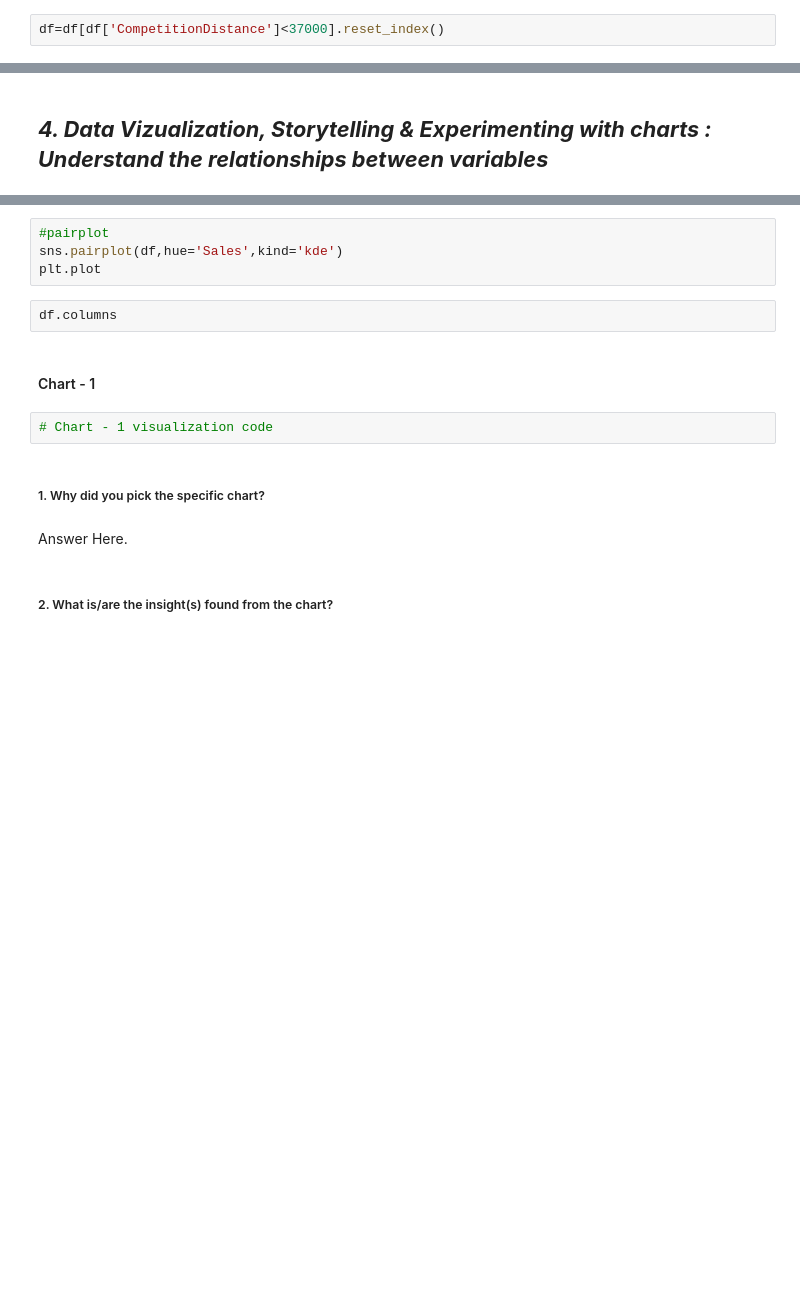
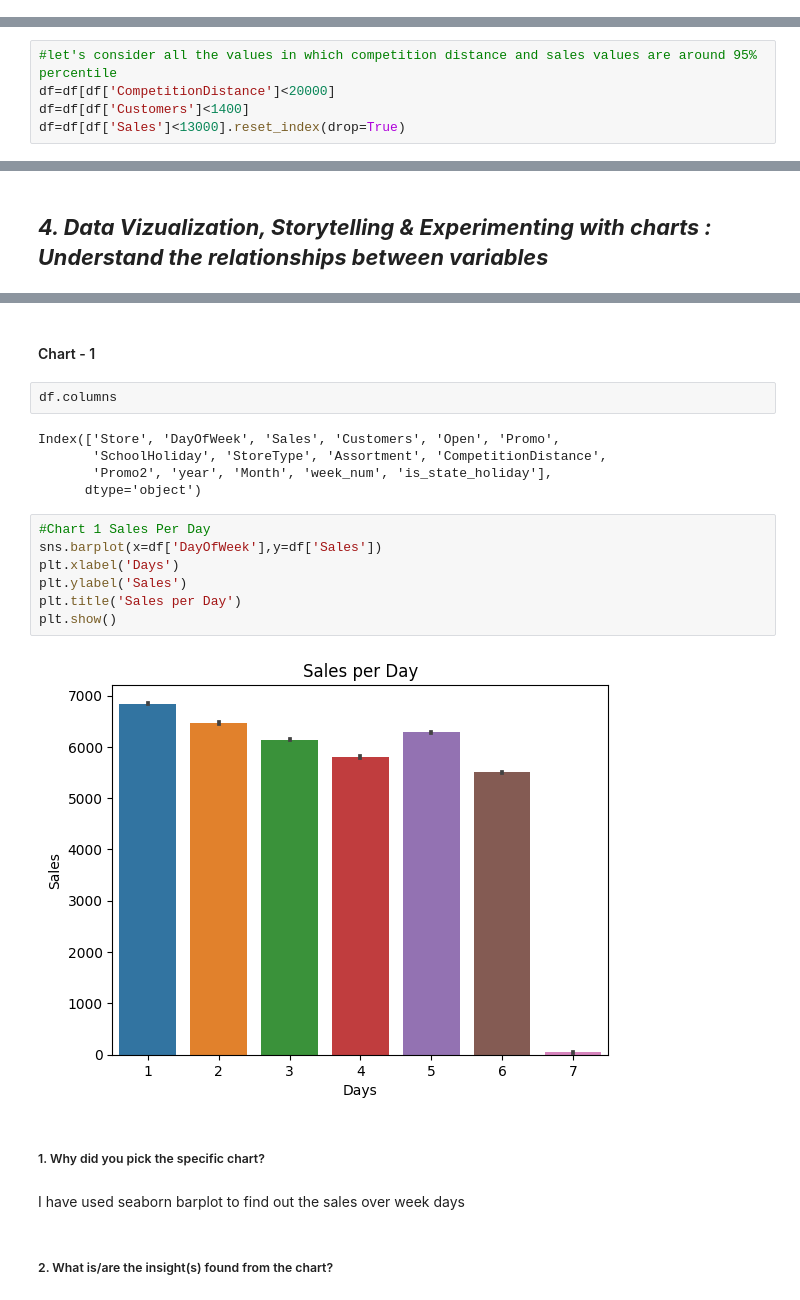
Before and after one commit to akeelrashid/ML-Retail-Sales-Prediction-Project-, a Jupyter notebook: ML_Regression_Capstone_Project.ipynb, the cells around one changed output, grey strips where cells are left out. Drawn from its saved outputs; the diff is of its cells as text; blank space fills up the shorter version.

```diff
--- a/ML_Regression_Capstone_Project.ipynb
+++ b/ML_Regression_Capstone_Project.ipynb
@@ -246,2 +456,0 @@ df.shape
-# %%
-df=df[df['CompetitionDistance']<37000].reset_index()
@@ -252,2 +457,7 @@ df['is_state_holiday'] = data['StateHoliday'].apply(lambda x: 1 if x in ['a', 'b
+# %%
+#let's consider all the values in which competition distance and sales values are around 95% percentile
+df=df[df['CompetitionDistance']<20000]
+df=df[df['Customers']<1400]
+df=df[df['Sales']<13000].reset_index(drop=True)
 # %%
 df.shape
@@ -281,16 +502,24 @@ HTML(profile.to_html())
-# %%
-#pairplot
-sns.pairplot(df,hue='Sales',kind='kde')
-plt.plot
+# %% [markdown]
+#### Chart - 1
 # %%
 df.columns
+# %% [output]
+Index(['Store', 'DayOfWeek', 'Sales', 'Customers', 'Open', 'Promo',
+       'SchoolHoliday', 'StoreType', 'Assortment', 'CompetitionDistance',
+       'Promo2', 'year', 'Month', 'week_num', 'is_state_holiday'],
+      dtype='object')
-# %% [markdown]
-#### Chart - 1
-# %%
-# Chart - 1 visualization code
+# %%
+#Chart 1 Sales Per Day
+sns.barplot(x=df['DayOfWeek'],y=df['Sales'])
+plt.xlabel('Days')
+plt.ylabel('Sales')
+plt.title('Sales per Day')
+plt.show()
+# %% [output]
+[figure, added]
 # %% [markdown]
 ##### 1. Why did you pick the specific chart?
-# %% [markdown]
-Answer Here.
+# %% [markdown]
+I have used seaborn barplot to find out the sales over week days
 # %% [markdown]
 ##### 2. What is/are the insight(s) found from the chart?
```
Also changed, not shown: parts of 214 cells of this notebook.
